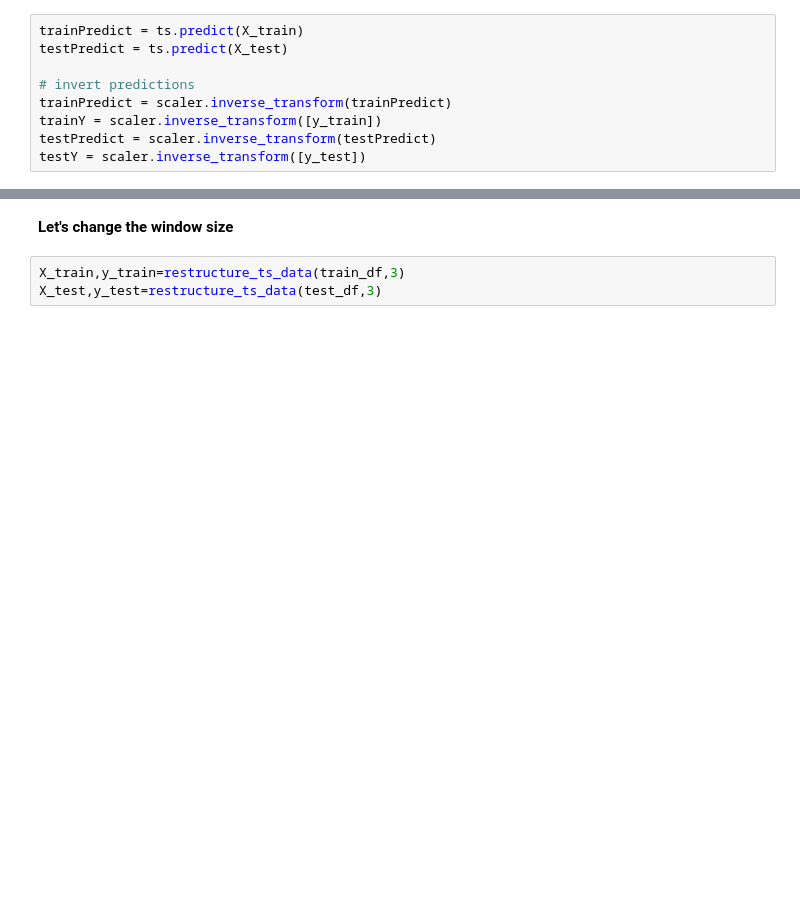
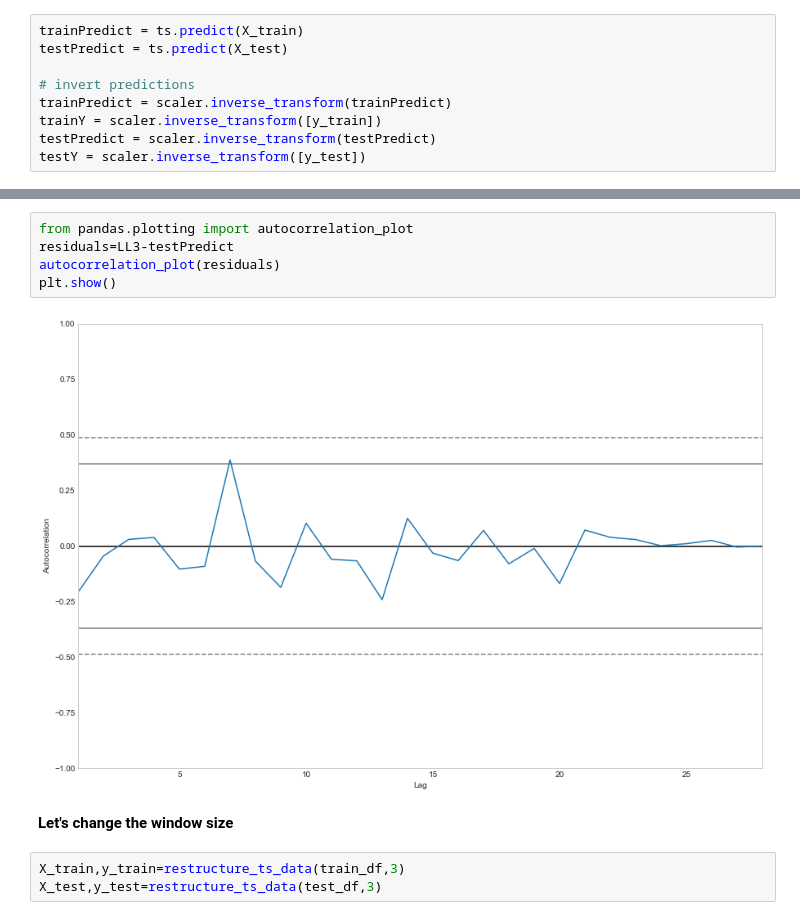
Before and after one commit to thisisdevanshi/MSCA-31006-TimeSeries-Team-Project, a Jupyter notebook: Scripts/01_LSTM.ipynb, the cells around one changed output, grey strips where cells are left out. Drawn from its saved outputs; the diff is of its cells as text; blank space fills up the shorter version.

```diff
--- a/Scripts/01_LSTM.ipynb
+++ b/Scripts/01_LSTM.ipynb
@@ -609,3 +616,10 @@ Text(0.5, 0, 'Days')
+# %%
+from pandas.plotting import autocorrelation_plot
+residuals=LL3-testPredict
+autocorrelation_plot(residuals)
+plt.show()
+# %% [output]
+[figure, added]
 # %% [markdown]
 **Let's change the window size**
 # %%
```
Also changed, not shown: parts of 11 cells of this notebook, 5 other files.
